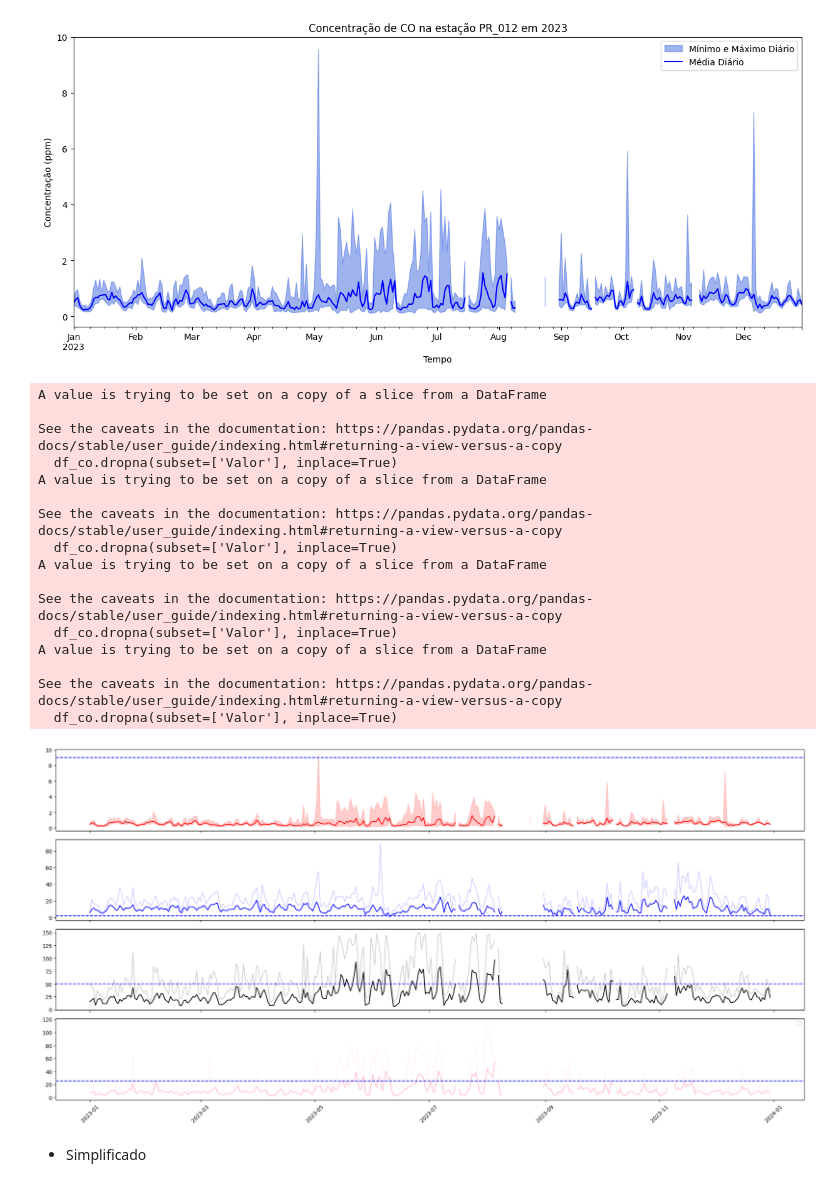
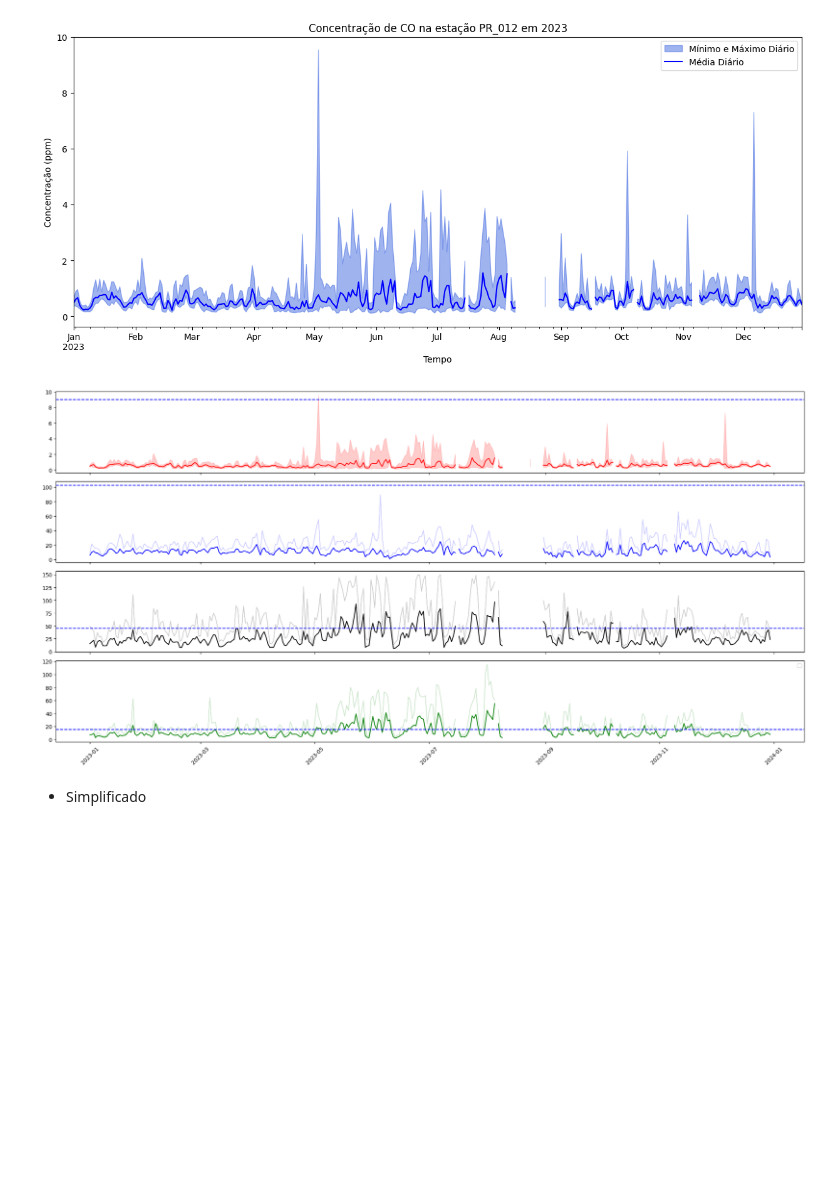
Before and after one commit to Marcosperrude/ENS410064, a Jupyter notebook: scripts/Atividade3.ipynb, the cells around one changed output. Cells and saved outputs as stored; diff of their text form; code cells hidden in the pictures; blank space fills up the shorter version.

```diff
--- a/scripts/Atividade3.ipynb
+++ b/scripts/Atividade3.ipynb
@@ -44,0 +12,12 @@ Transformar a coluna 'Valor' em Float e retirar as cedulas com 'insufic'
+# %%
+# Extraindo o diretório que estamos trabalhando
+cwd = os.getcwd()
+
+print('Diretório atual: ' + cwd)
+
+
+# Estabelecendo a pasta de dados que quero utilizar
+dataPath = os.path.dirname(cwd) +'\\dados'
+df = os.path.join(dataPath, 'PRcsv.csv')
+df = pd.read_csv(df, encoding='latin1')
+print('Diretório de dados:' + dataPath)
@@ -298,74 +163,54 @@ df_PM25 = df_PR012.query('Poluente == "PM25"')
 df_co.head()
 
 # Calcula a média, mínima e máxima diária
-df_co.dropna(subset=['Valor'], inplace=True)
 media_diaria_co = df_co['Valor'].resample('D').mean()
 min_diaria_co = df_co['Valor'].resample('D').min()
 max_diaria_co = df_co['Valor'].resample('D').max()
 
 # Calcula a média, mínima e máxima diária
-df_co.dropna(subset=['Valor'], inplace=True)
 media_diaria_no2 = df_no2['Valor'].resample('D').mean()
 min_diaria_no2 = df_no2['Valor'].resample('D').min()
 min_diaria_no2 = df_no2['Valor'].resample('D').max()
 
 # Calcula a média, mínima e máxima diária
-df_co.dropna(subset=['Valor'], inplace=True)
 media_diaria_pm10 = df_pm10['Valor'].resample('D').mean()
 min_diaria_pm10 = df_pm10['Valor'].resample('D').min()
 min_diaria_pm10 = df_pm10['Valor'].resample('D').max()
 
 # Calcula a média, mínima e máxima diária
-df_co.dropna(subset=['Valor'], inplace=True)
 media_diaria_PM25 = df_PM25['Valor'].resample('D').mean()
 min_diaria_PM25 = df_PM25['Valor'].resample('D').min()
 min_diaria_PM25 = df_PM25['Valor'].resample('D').max()
 
 
 fig,ax = plt.subplots(4, 1,sharex=True,figsize = (20,10))
 
 ax[0].plot(media_diaria_co.index,media_diaria_co,color='red')
 ax[0].fill_between(media_diaria_co.index, min_diaria_co, max_diaria_co, color='red', alpha=0.2)
 
 ax[1].plot(media_diaria_no2.index,media_diaria_no2,color='blue')
 ax[1].fill_between(media_diaria_no2.index, min_diaria_no2, min_diaria_no2, color='blue', alpha=0.2)
 
 ax[2].plot(media_diaria_pm10.index,media_diaria_pm10,color='black')
 ax[2].fill_between(media_diaria_pm10.index, min_diaria_pm10, min_diaria_pm10, color='black', alpha=0.2)
 
-ax[3].plot(media_diaria_PM25.index,media_diaria_PM25,color='pink')
-ax[3].fill_between(media_diaria_PM25.index, min_diaria_PM25, min_diaria_PM25, color='pink', alpha=0.2)
+ax[3].plot(media_diaria_PM25.index,media_diaria_PM25,color='green')
+ax[3].fill_between(media_diaria_PM25.index, min_diaria_PM25, min_diaria_PM25, color='green', alpha=0.2)
 
 
 ax[3].tick_params(axis='x', rotation=45)
 
 plt.legend()
 
 ax[0].axhline(y= 9, color='blue', linestyle='--', label='Limite CO')
-ax[1].axhline(y=2, color='blue', linestyle='--', label='Limite NO2')
-ax[2].axhline(y=50, color='blue', linestyle='--', label='Limite PM10')
-ax[3].axhline(y=25, color='blue', linestyle='--', label='Limite PM2.5')
+ax[1].axhline(y=102.79, color='blue', linestyle='--', label='Limite NO2')
+ax[2].axhline(y=45, color='blue', linestyle='--', label='Limite PM10')
+ax[3].axhline(y=15, color='blue', linestyle='--', label='Limite PM2.5')
 
 plt.tight_layout()
 plt.show()
 # %% [output]
-A value is trying to be set on a copy of a slice from a DataFrame
-
-See the caveats in the documentation: https://pandas.pydata.org/pandas-docs/stable/user_guide/indexing.html#returning-a-view-versus-a-copy
-  df_co.dropna(subset=['Valor'], inplace=True)
-A value is trying to be set on a copy of a slice from a DataFrame
-
-See the caveats in the documentation: https://pandas.pydata.org/pandas-docs/stable/user_guide/indexing.html#returning-a-view-versus-a-copy
-  df_co.dropna(subset=['Valor'], inplace=True)
-A value is trying to be set on a copy of a slice from a DataFrame
-
-See the caveats in the documentation: https://pandas.pydata.org/pandas-docs/stable/user_guide/indexing.html#returning-a-view-versus-a-copy
-  df_co.dropna(subset=['Valor'], inplace=True)
-A value is trying to be set on a copy of a slice from a DataFrame
-
-See the caveats in the documentation: https://pandas.pydata.org/pandas-docs/stable/user_guide/indexing.html#returning-a-view-versus-a-copy
-  df_co.dropna(subset=['Valor'], inplace=True)
-[figure, old version]
+[figure, new version]
 # %% [markdown]
 - Simplificado
 # %%
```
Also changed, not shown: parts of 28 cells of this notebook.
